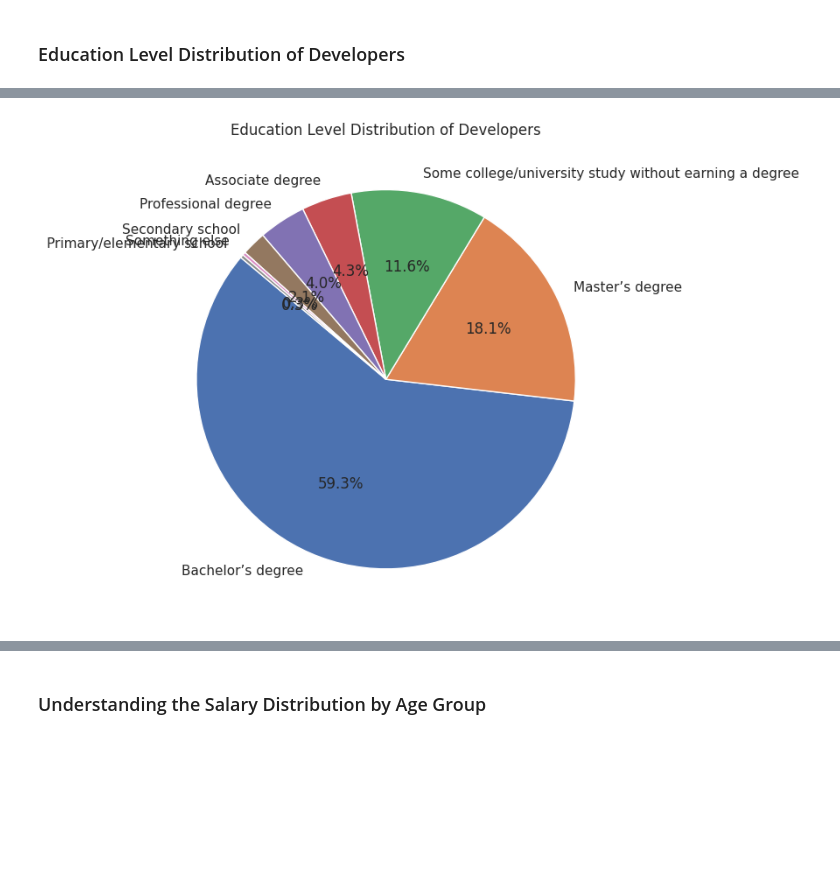
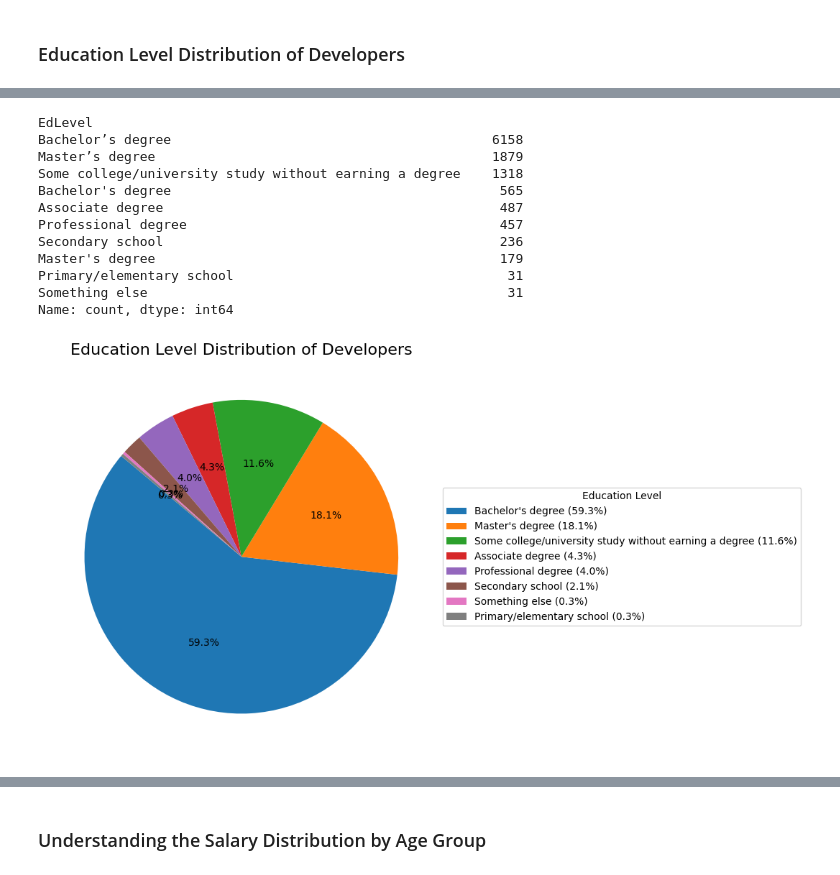
Before and after one commit to c0927648/AML2203_Project_Salary_Prediction_StackOverflow_2023, a Jupyter notebook: AML2203_Final_Project_2025S_Part1_v3.ipynb, the cells around one changed output, grey strips where cells are left out. Cells and saved outputs as stored; diff of their text form; code cells hidden in the pictures; blank space fills up the shorter version.

Commit message:
clean up EduLevel, and add observations and strategy write ups for every stage

```diff
--- a/AML2203_Final_Project_2025S_Part1_v3.ipynb
+++ b/AML2203_Final_Project_2025S_Part1_v3.ipynb
@@ -17,7 +26,7 @@ import matplotlib.pyplot as plt
 import seaborn as sns
 from collections import Counter
 # %%
-df_stack_overflow_2023 = pd.read_csv('/content/survey_results_public.csv')
+df_stack_overflow_2023 = pd.read_csv('survey_results_public.csv')
 # %%
 print("Shape of dataset:", df_stack_overflow_2023.shape)
 df_stack_overflow_2023.head()
@@ -426,15 +651,45 @@ plt.show()
+# %%
+print(df_stack_overflow_2023['EdLevel'].value_counts())
+# %% [output]
+EdLevel
+Bachelor’s degree                                         6158
+Master’s degree                                           1879
+Some college/university study without earning a degree    1318
+Bachelor's degree                                          565
+Associate degree                                           487
+Professional degree                                        457
+Secondary school                                           236
+Master's degree                                            179
+Primary/elementary school                                   31
+Something else                                              31
+Name: count, dtype: int64
+# %%
+# Normalize the normalize the apostrophes across the column
+df_stack_overflow_2023['EdLevel'] = df_stack_overflow_2023['EdLevel'].str.replace("’", "'", regex=False)
 # %%
 import matplotlib.pyplot as plt
 
 # Count and percentage for education level
 edu_counts = df_stack_overflow_2023['EdLevel'].value_counts()
 edu_percent = (edu_counts / edu_counts.sum()) * 100
 
-# Plot pie chart
+# Create custom legend labels
+legend_labels = [f"{label} ({percent:.1f}%)" for label, percent in zip(edu_counts.index, edu_percent)]
+
+# Plot pie chart without labels
 plt.figure(figsize=(10, 6))
-plt.pie(edu_percent, labels=edu_counts.index, autopct='%1.1f%%', startangle=140)
-plt.title('Education Level Distribution of Developers')
+plt.pie(
+    edu_percent,
+    labels=None,  # Hide default labels
+    autopct='%1.1f%%',
+    startangle=140
+)
+
+# Add legend with custom labels
+plt.legend(legend_labels, title="Education Level", loc="center left", bbox_to_anchor=(1, 0.5))
+
+plt.title('Education Level Distribution of Developers', fontsize=16)
 plt.tight_layout()
 plt.show()
 # %% [output]
-[figure, old version]
+[figure, new version]
```
Also changed, not shown: parts of 58 cells of this notebook.
